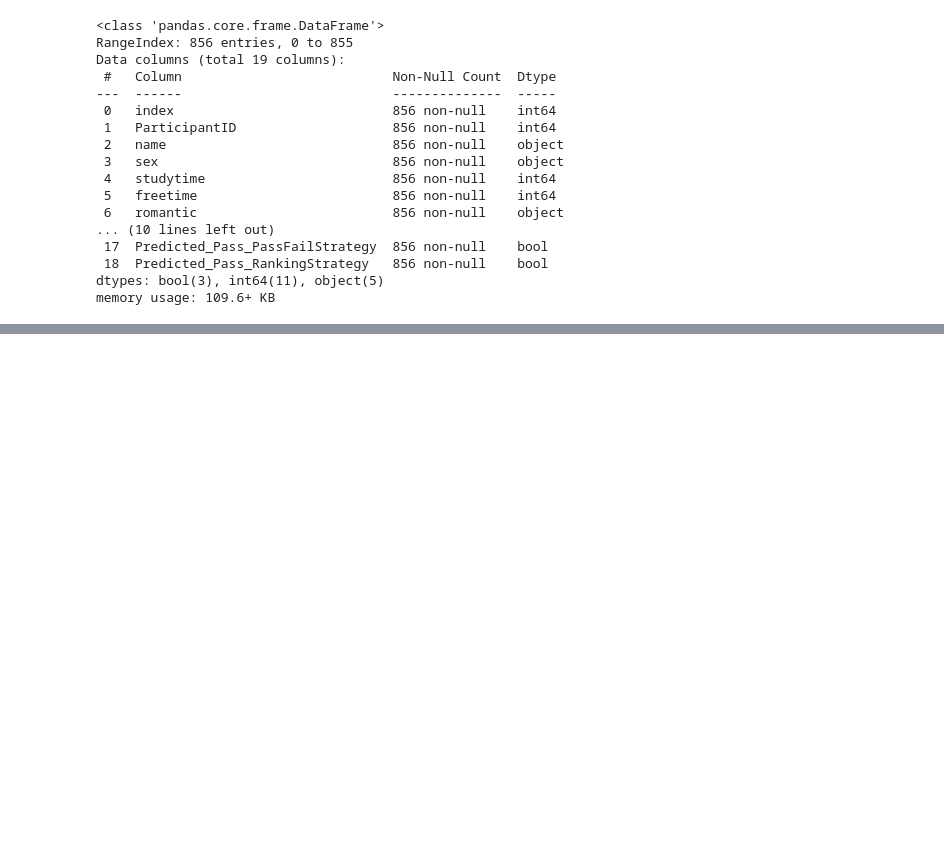
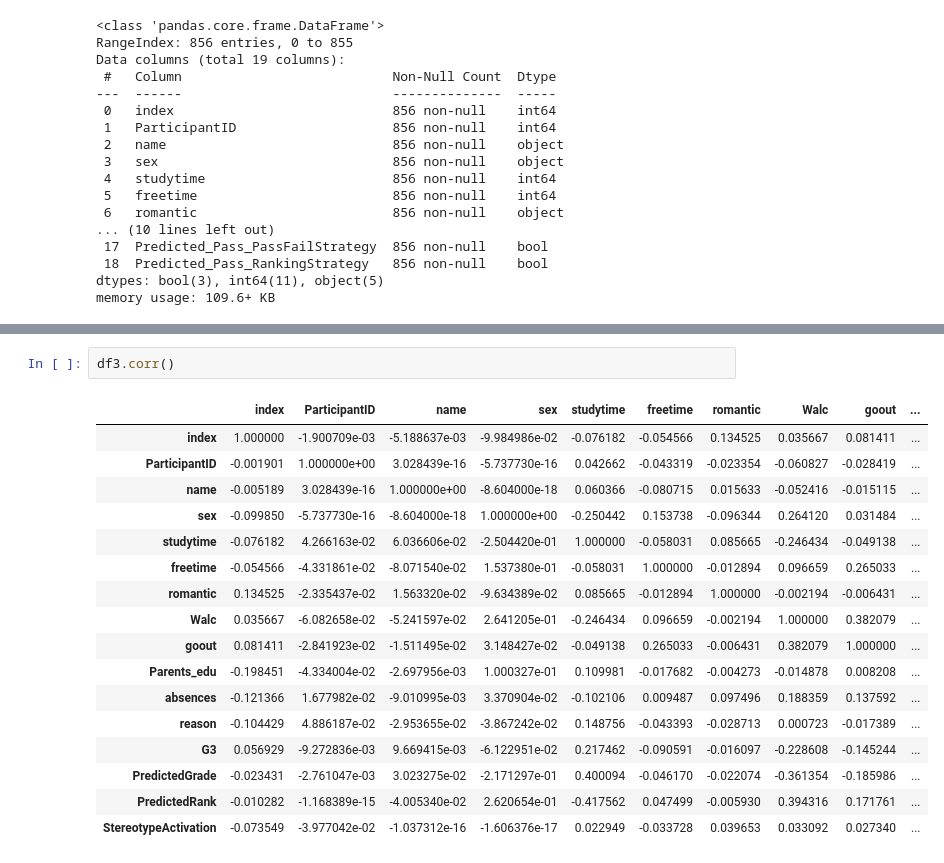
Before and after one commit to anmolsmann/Machine-Learning, a Jupyter notebook: archive/solution.ipynb, the cells around one changed output, grey strips where cells are left out. Drawn from its saved outputs; the diff is of its cells as text; blank space fills up the shorter version.

```diff
--- a/archive/solution.ipynb
+++ b/archive/solution.ipynb
@@ -68,0 +164,20 @@ memory usage: 109.6+ KB
+# %%
+df3.corr()
+# %% [output]
+|  | index | ParticipantID | name | sex | studytime | freetime | romantic | Walc | goout | ... |
+| index | 1.000000 | -1.900709e-03 | -5.188637e-03 | -9.984986e-02 | -0.076182 | -0.054566 | 0.134525 | 0.035667 | 0.081411 | ... |
+| ParticipantID | -0.001901 | 1.000000e+00 | 3.028439e-16 | -5.737730e-16 | 0.042662 | -0.043319 | -0.023354 | -0.060827 | -0.028419 | ... |
+| name | -0.005189 | 3.028439e-16 | 1.000000e+00 | -8.604000e-18 | 0.060366 | -0.080715 | 0.015633 | -0.052416 | -0.015115 | ... |
+| sex | -0.099850 | -5.737730e-16 | -8.604000e-18 | 1.000000e+00 | -0.250442 | 0.153738 | -0.096344 | 0.264120 | 0.031484 | ... |
+| studytime | -0.076182 | 4.266163e-02 | 6.036606e-02 | -2.504420e-01 | 1.000000 | -0.058031 | 0.085665 | -0.246434 | -0.049138 | ... |
+| freetime | -0.054566 | -4.331861e-02 | -8.071540e-02 | 1.537380e-01 | -0.058031 | 1.000000 | -0.012894 | 0.096659 | 0.265033 | ... |
+| romantic | 0.134525 | -2.335437e-02 | 1.563320e-02 | -9.634389e-02 | 0.085665 | -0.012894 | 1.000000 | -0.002194 | -0.006431 | ... |
+| Walc | 0.035667 | -6.082658e-02 | -5.241597e-02 | 2.641205e-01 | -0.246434 | 0.096659 | -0.002194 | 1.000000 | 0.382079 | ... |
+| goout | 0.081411 | -2.841923e-02 | -1.511495e-02 | 3.148427e-02 | -0.049138 | 0.265033 | -0.006431 | 0.382079 | 1.000000 | ... |
+| Parents_edu | -0.198451 | -4.334004e-02 | -2.697956e-03 | 1.000327e-01 | 0.109981 | -0.017682 | -0.004273 | -0.014878 | 0.008208 | ... |
+| absences | -0.121366 | 1.677982e-02 | -9.010995e-03 | 3.370904e-02 | -0.102106 | 0.009487 | 0.097496 | 0.188359 | 0.137592 | ... |
+| reason | -0.104429 | 4.886187e-02 | -2.953655e-02 | -3.867242e-02 | 0.148756 | -0.043393 | -0.028713 | 0.000723 | -0.017389 | ... |
+| G3 | 0.056929 | -9.272836e-03 | 9.669415e-03 | -6.122951e-02 | 0.217462 | -0.090591 | -0.016097 | -0.228608 | -0.145244 | ... |
+| PredictedGrade | -0.023431 | -2.761047e-03 | 3.023275e-02 | -2.171297e-01 | 0.400094 | -0.046170 | -0.022074 | -0.361354 | -0.185986 | ... |
+| PredictedRank | -0.010282 | -1.168389e-15 | -4.005340e-02 | 2.620654e-01 | -0.417562 | 0.047499 | -0.005930 | 0.394316 | 0.171761 | ... |
+| StereotypeActivation | -0.073549 | -3.977042e-02 | -1.037312e-16 | -1.606376e-17 | 0.022949 | -0.033728 | 0.039653 | 0.033092 | 0.027340 | ... |
```
Also changed, not shown: parts of 9 cells of this notebook, 5 other files.
